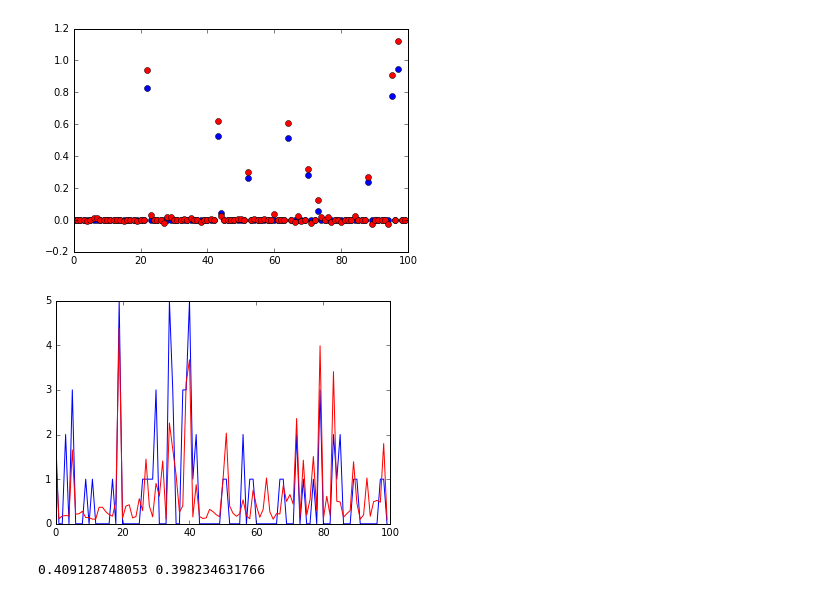
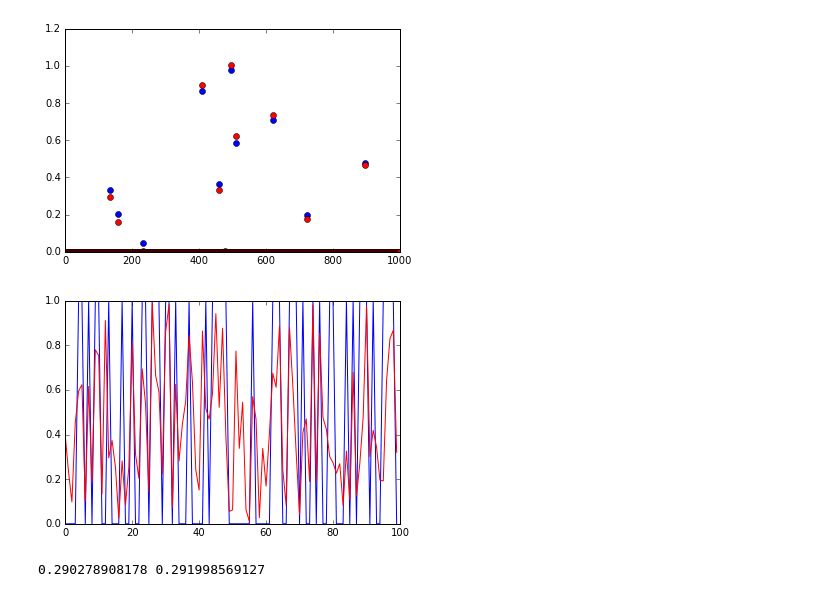
Before and after one commit to glm-tools/pyglmnet, a Jupyter notebook: pyglmnet_example.ipynb, the cells around one changed output. Saved outputs shown, nothing was run; the diff lists cells and outputs as text; code cells hidden in the pictures.

Commit message:
fixed bugs, tested, and added simulate function

```diff
--- a/pyglmnet_example.ipynb
+++ b/pyglmnet_example.ipynb
@@ -9,39 +9,37 @@ import glmnet as glmnet
 # %%
-model = glmnet.glm('poisson')
+model = pyglmnet.glm('binomial')
 # %%
 # Simulate data
 
 # Dataset size
-N = 10000
-p = 100
+N = 20000
+p = 1000
 
 # Coefficients
 beta0 = np.random.normal(0.0, 1.0, 1)
-beta = sps.rand(p,1,0.1)
+beta = sps.rand(p,1,0.01)
 beta = np.array(beta.todense())
 
 # Training data
 xr = np.random.normal(0.0, 1.0, [N,p])
-yr = np.random.poisson(model.lmb(beta0, beta, zscore(xr)))
+yr = model.simulate(beta0, beta, xr)
 
 # Test data
 xt = np.random.normal(0.0, 1.0, [N,p])
-yt = np.random.poisson(model.lmb(beta0, beta, zscore(xt)))
+yt = model.simulate(beta0, beta, xt)
 # %%
 # Set regularization parameters
-reg_lambda = np.logspace(np.log(0.5), np.log(0.01), 100, base=np.exp(1))
-alpha = 0.2
+reg_lambda = np.logspace(np.log(0.5), np.log(0.01), 10, base=np.exp(1))
+alpha = 0.8
 
 fit_params = dict()
-fit_params['reg_lambda'] = [0.02]
+fit_params['reg_lambda'] = reg_lambda
 fit_params['alpha'] = alpha
 
 # Set optimization parameters
 opt_params = dict()
 opt_params['learning_rate'] = 1e-4
 opt_params['max_iter'] = 1000
-opt_params['p1'] = 0.9
-opt_params['p2'] = 0.999
 
 # Fit model to training data
 fit = model.fit(zscore(xr),yr,fit_params,opt_params)
@@ -54,27 +64,28 @@ Converged
 # %%
 # Visualize estimated coefficients
+fitparams = fit[-3]
 plt.plot(beta[:], 'bo')
 plt.hold(True)
-plt.plot(fit[0]['beta'][:], 'ro')
+plt.plot(fitparams['beta'][:], 'ro')
 plt.show()
 # %% [output]
-[figure, old version]
+[figure, new version]
 # %%
 # Predict targets from test set
-fitparams = fit[0]
+
 yrhat = model.lmb(fitparams['beta0'], fitparams['beta'], zscore(xr))
 ythat = model.lmb(fitparams['beta0'], fitparams['beta'], zscore(xt))
 
 plt.plot(yt[:100])
 plt.hold(True)
 plt.plot(ythat[:100], 'r')
 plt.show()
 # %% [output]
-[figure, old version]
+[figure, new version]
 # %%
 # Compute pseudo-R2s
 R2r = model.pseudo_R2(yr, yrhat, np.mean(yr))
 R2t = model.pseudo_R2(yt, ythat, np.mean(yr))
 print R2r, R2t
 # %% [output]
-0.409128748053 0.398234631766
+0.290278908178 0.291998569127
```
Also changed, not shown: parts of 2 cells of this notebook, 2 other files.
